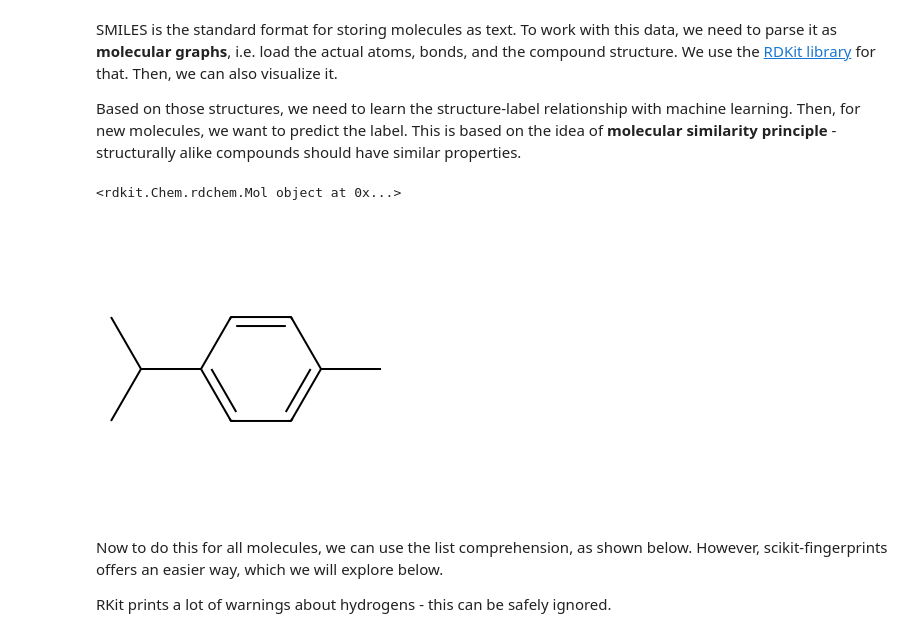
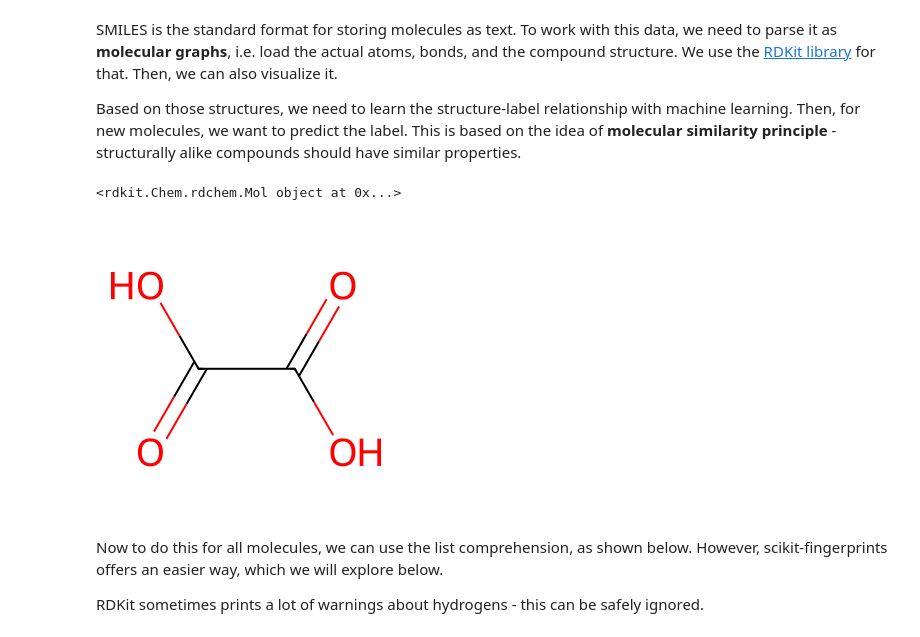
Before and after one commit to my-alaska/Elements_2025_scikit-fingerprints_workshop, a Jupyter notebook: notebook_solution.ipynb, the cells around one changed output. Cells and saved outputs as stored; diff of their text form; code cells hidden in the pictures.

```diff
--- a/notebook_solution.ipynb
+++ b/notebook_solution.ipynb
@@ -30,19 +32,19 @@ Based on those structures, we need to learn the structure-label relationship wit
 # %%
 from rdkit.Chem import MolFromSmiles
 from rdkit.Chem.Draw import MolToImage
 
-mol = MolFromSmiles(smiles_apistox[1])
+mol = MolFromSmiles(smiles_apistox[0])
 
 print(mol)
 
 MolToImage(mol)
 # %% [output]
 <rdkit.Chem.rdchem.Mol object at 0x...>
-[figure, old version]
+[figure, new version]
 # %% [markdown]
 Now to do this for all molecules, we can use the list comprehension, as shown below. However, scikit-fingerprints offers an easier way, which we will explore below.
 
-RKit prints a lot of warnings about hydrogens - this can be safely ignored.
+RDKit sometimes prints a lot of warnings about hydrogens - this can be safely ignored.
 # %%
 mols_apistox = [MolFromSmiles(smiles) for smiles in smiles_apistox]
 # %% [markdown]
```
Also changed, not shown: parts of 27 cells of this notebook.
